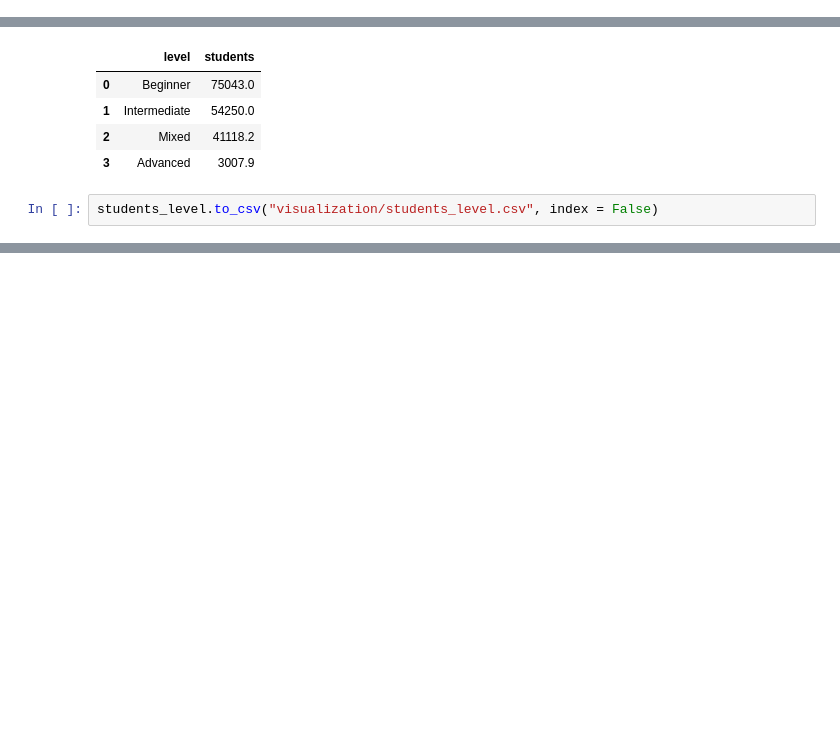
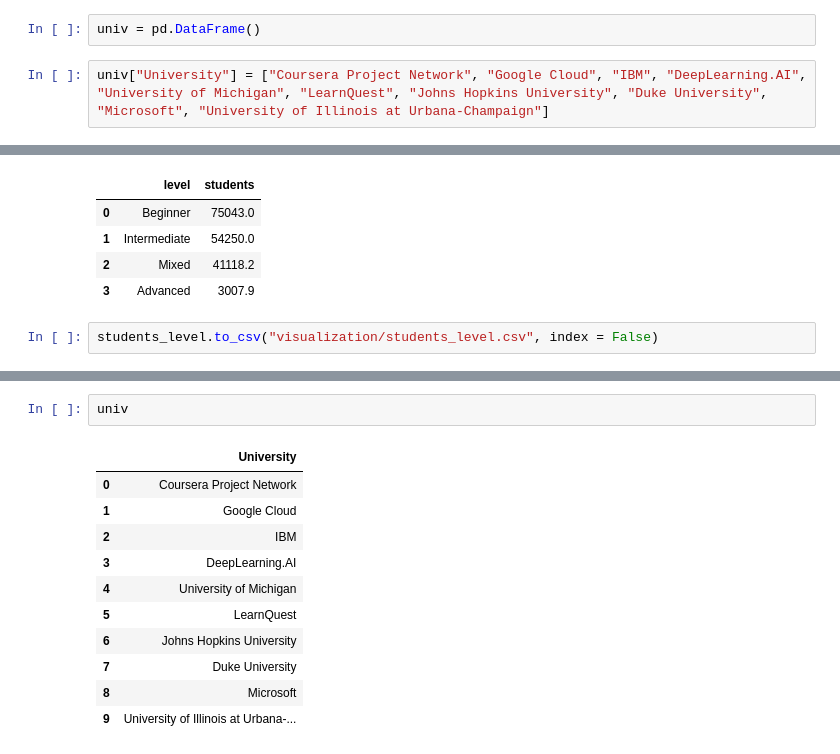
Before and after one commit to jesuschao/Coursera_Project, a Jupyter notebook: 2_EDA.ipynb, the cells around one changed output, grey strips where cells are left out. Cells and saved outputs as stored; diff of their text form; blank space fills up the shorter version.

```diff
--- a/2_EDA.ipynb
+++ b/2_EDA.ipynb
@@ -164,3 +168,7 @@ univ = pd.DataFrame(uni, columns=['university'])
 univ = uni.reset_index()
 univ.rename(columns={'index':'university',
                                    'university':'num_skills'}, inplace=True)
+# %%
+univ = pd.DataFrame()
+# %%
+univ["University"] = ["Coursera Project Network", "Google Cloud", "IBM", "DeepLearning.AI", "University of Michigan", "LearnQuest", "Johns Hopkins University", "Duke University", "Microsoft", "University of Illinois at Urbana-Champaign"]
@@ -571,0 +604,14 @@ students_level.to_csv("visualization/students_level.csv", index = False)
+# %%
+univ
+# %% [output]
+|  | University |
+| 0 | Coursera Project Network |
+| 1 | Google Cloud |
+| 2 | IBM |
+| 3 | DeepLearning.AI |
+| 4 | University of Michigan |
+| 5 | LearnQuest |
+| 6 | Johns Hopkins University |
+| 7 | Duke University |
+| 8 | Microsoft |
+| 9 | University of Illinois at Urbana-... |
```
Also changed, not shown: parts of 20 cells of this notebook, 2 other files.
